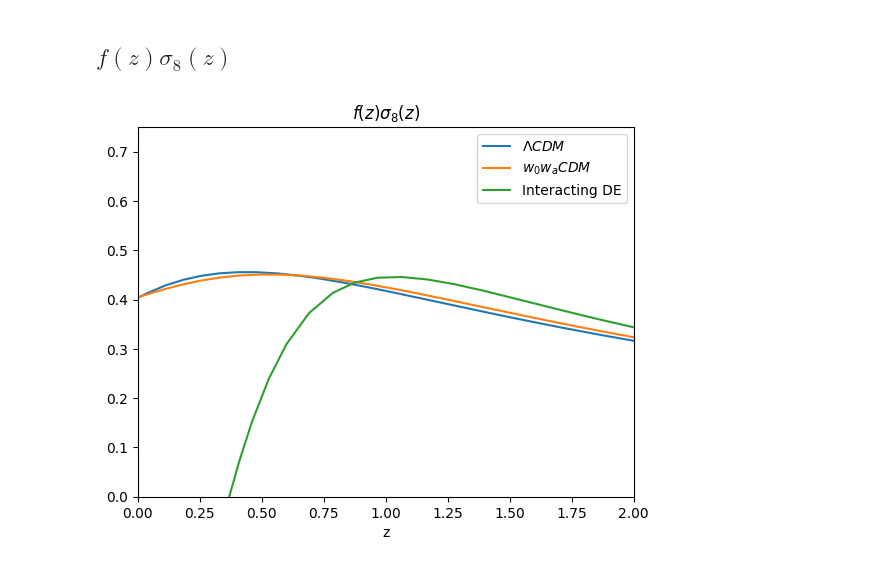
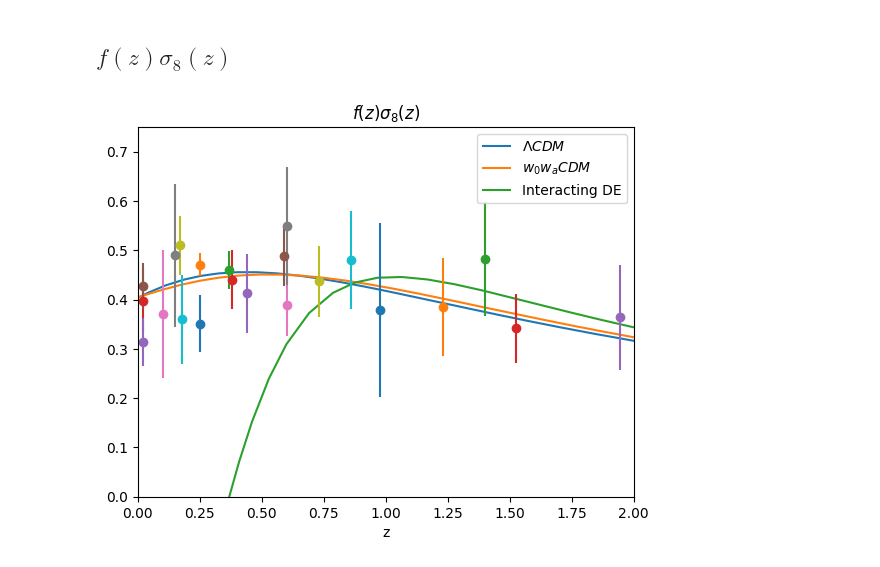
Before and after one commit to Diismas19/dark-degeneracy, a Jupyter notebook: coding/plots.ipynb, the cells around one changed output. Saved outputs shown, nothing was run; the diff lists cells and outputs as text; code cells hidden in the pictures.

Commit message:
update fsigma8

```diff
--- a/coding/plots.ipynb
+++ b/coding/plots.ipynb
@@ -532,23 +532,37 @@ plt.show()
 [figure]
 # %% [markdown]
 ## $f(z)\sigma_8(z)$
+# %%
+z_fsigma8 = []
+fsigma8_article = []
+fsigma8_article_error = []
+
+with open('fsigma8_data.txt','r') as data:
+    lines = data.readlines()
+    for line in lines:
+        line = line.split()
+        z_fsigma8.append(line[2])
+        fsigma8_article.append(float(line[4]))
+        fsigma8_article_error.append(float(line[6]))
 # %%
 z_lcdm=1/ptLCDM[0]['a']-1
 z_fld=1/ptFLD[0]['a']-1
 z_int=1/ptINT[0]['a']-1
 
 fsigma8_lcdm=f_lcdm*sigma8_lcdm
 fsigma8_fld=f_fld*sigma8_fld
 fsigma8_int=f_int*sigma8_int
 
 plt.plot(1/ptLCDM[0]['a']-1,fsigma8_lcdm,label=legend_labels[0])
 plt.plot(1/ptFLD[0]['a']-1,fsigma8_fld,label=legend_labels[1])
 plt.plot(1/ptINT[0]['a']-1,fsigma8_int,label=legend_labels[2])
+for i in range(len(z_fsigma8)):
+    plt.errorbar(float(z_fsigma8[i]),fsigma8_article[i],yerr=fsigma8_article_error[i],fmt='o')
 plt.legend()
 plt.xlim(0,2)
 plt.ylim(0,0.75)
 plt.title(r'$f(z)\sigma_8(z)$')
 plt.xlabel('z')
 plt.show()
 # %% [output]
-[figure, old version]
+[figure, new version]
```
Also changed, not shown: 8 other files.
